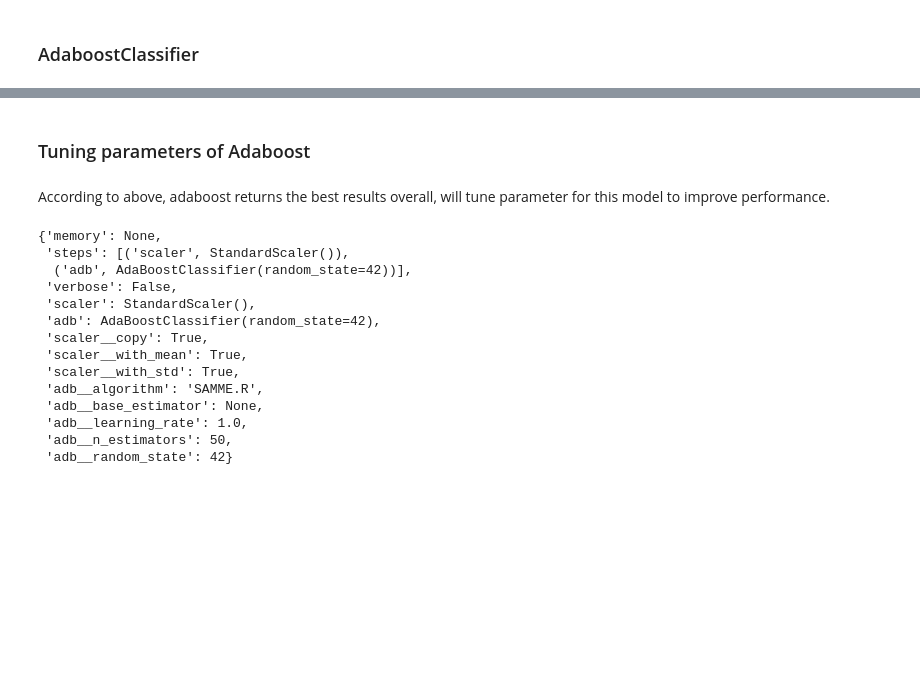
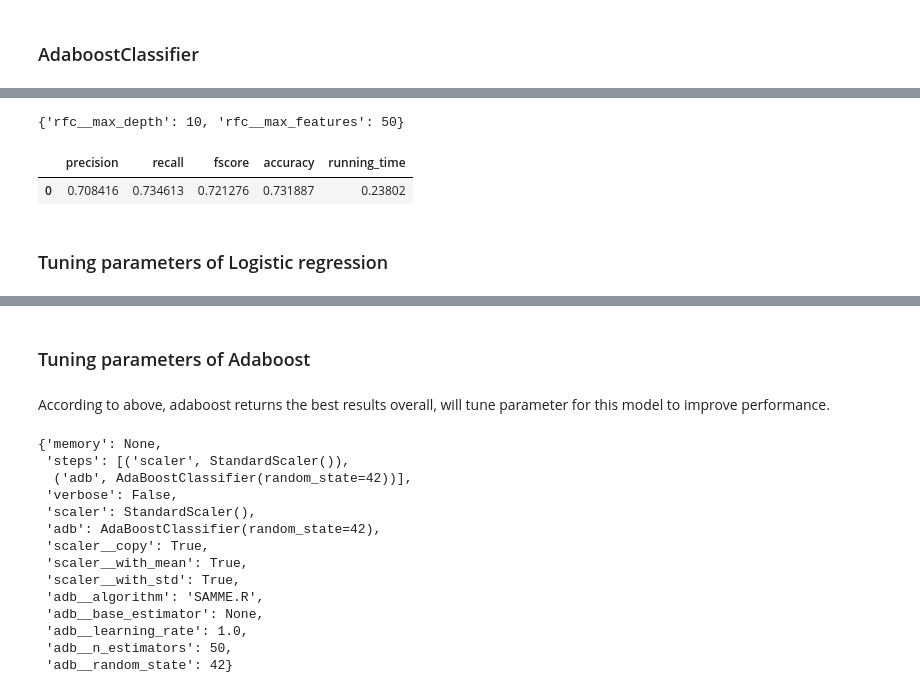
Before and after one commit to xmjuan/starbucks_capstone, a Jupyter notebook: Starbucks_Capstone_notebook.ipynb, the cells around one changed output, grey strips where cells are left out. Saved outputs shown, nothing was run; the diff lists cells and outputs as text; code cells hidden in the pictures; blank space fills up the shorter version.

```diff
--- a/Starbucks_Capstone_notebook.ipynb
+++ b/Starbucks_Capstone_notebook.ipynb
@@ -1091,0 +1115,32 @@ Above we can see, I've tried four models, although the four models have very sim
+# %%
+# set parameters
+parameters = {'rfc__max_depth': [10, 20, 50],
+             'rfc__max_features': ['auto', 'sqrt', 'log2', 20, 50]}
+
+# fit model
+cv_rfc = GridSearchCV(pipeline_rfc, parameters)
+cv_rfc.fit(X_train, y_train)
+
+# check the best estimator
+cv_rfc.best_params_
+# %% [output]
+{'rfc__max_depth': 10, 'rfc__max_features': 50}
+# %%
+# results
+start = time.time()
+scaled_X_test = StandardScaler().fit_transform(X_test)
+y_pred_rfc_refine = cv_rfc.best_estimator_.named_steps['rfc'].predict(scaled_X_test)
+end
+end = time.time()
+
+running_time = end - start
+
+rfc_cv_result = model_results()
+df_cv_rfc = rfc_cv_result.calculate_results(y_pred_rfc_refine, y_test)
+df_cv_rfc['running_time'] = running_time
+df_cv_rfc
+# %% [output]
+|  | precision | recall | fscore | accuracy | running_time |
+| 0 | 0.708416 | 0.734613 | 0.721276 | 0.731887 | 0.23802 |
+# %% [markdown]
+### Tuning parameters of Logistic regression
```
Also changed, not shown: parts of 19 cells of this notebook.
